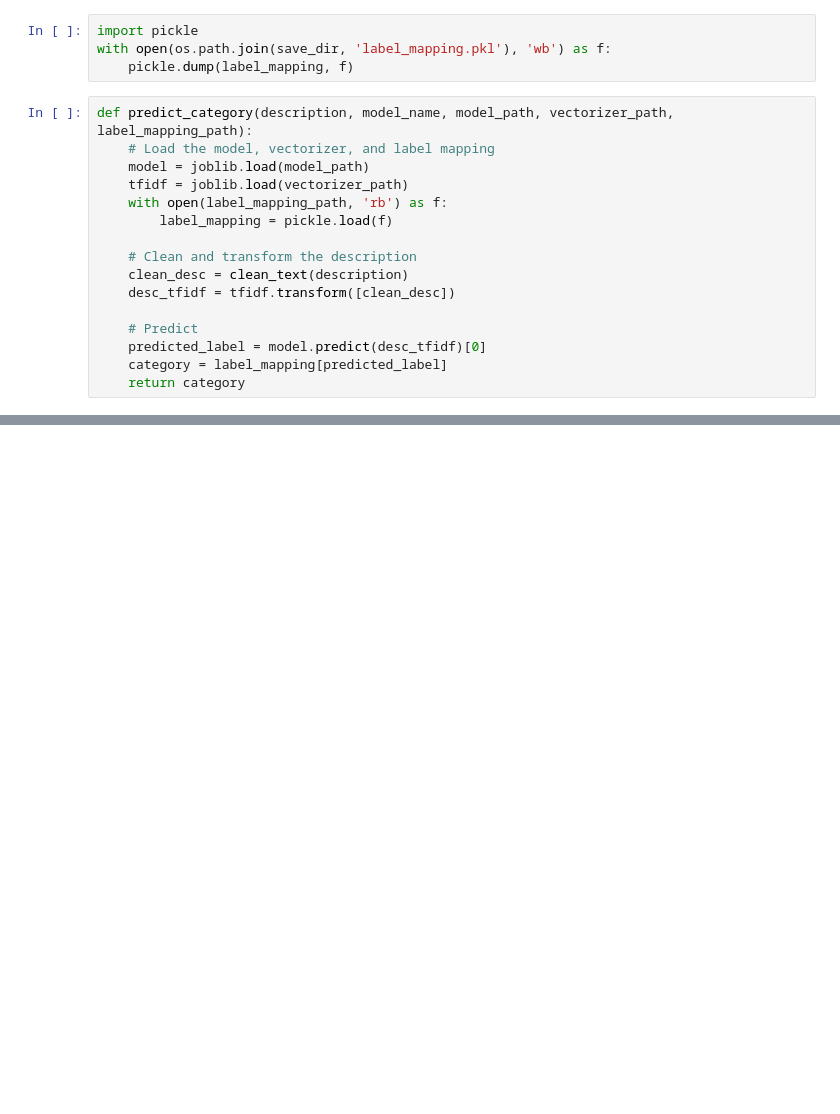
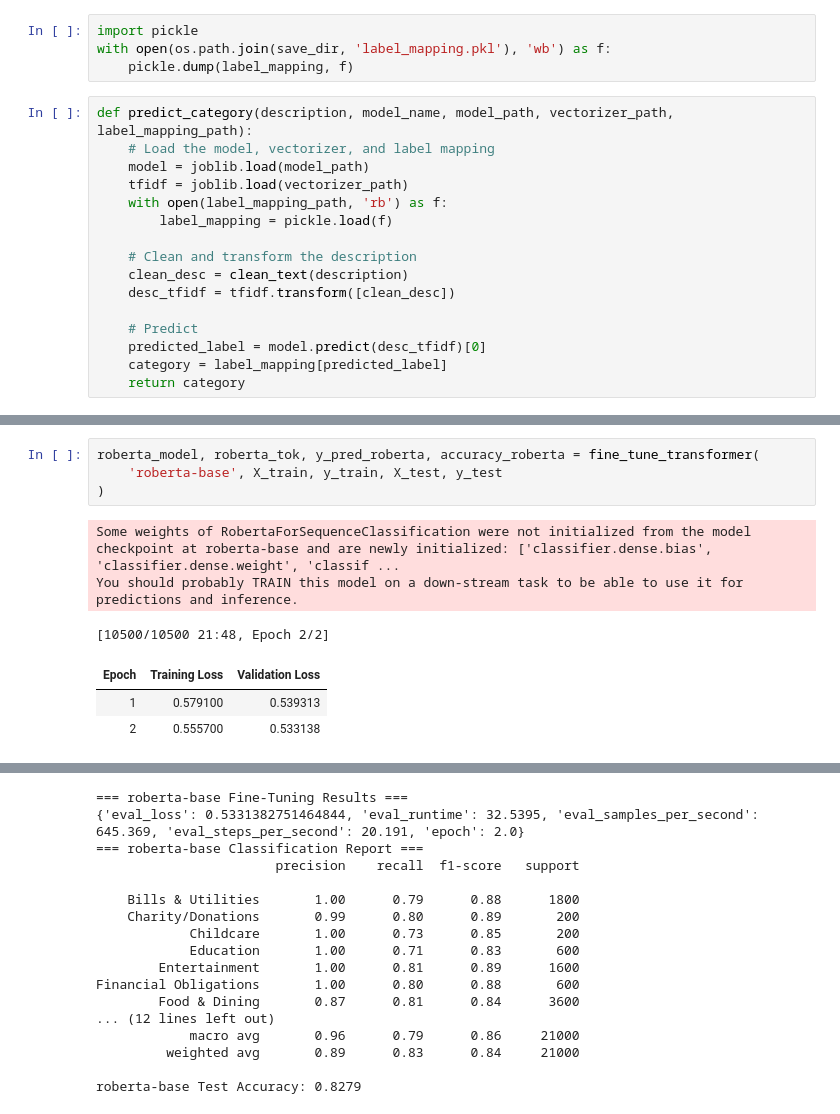
Before and after one commit to sathvik-ujwal/-AI-Powered-Personal-Expense-Categorization-, a Jupyter notebook: expense_categorization_pynb.ipynb, the cells around one changed output, grey strips where cells are left out. Saved outputs shown, nothing was run; the diff lists cells and outputs as text; blank space fills up the shorter version.

```diff
--- a/expense_categorization_pynb.ipynb
+++ b/expense_categorization_pynb.ipynb
@@ -241,0 +310,11 @@ def predict_category(description, model_name, model_path, vectorizer_path, label
+# %%
+roberta_model, roberta_tok, y_pred_roberta, accuracy_roberta = fine_tune_transformer(
+    'roberta-base', X_train, y_train, X_test, y_test
+)
+# %% [output]
+Some weights of RobertaForSequenceClassification were not initialized from the model checkpoint at roberta-base and are newly initialized: ['classifier.dense.bias', 'classifier.dense.weight', 'classif ...
+You should probably TRAIN this model on a down-stream task to be able to use it for predictions and inference.
+[10500/10500 21:48, Epoch 2/2]
+| Epoch | Training Loss | Validation Loss |
+| 1 | 0.579100 | 0.539313 |
+| 2 | 0.555700 | 0.533138 |
@@ -241,0 +322,17 @@ def predict_category(description, model_name, model_path, vectorizer_path, label
+=== roberta-base Fine-Tuning Results ===
+{'eval_loss': 0.5331382751464844, 'eval_runtime': 32.5395, 'eval_samples_per_second': 645.369, 'eval_steps_per_second': 20.191, 'epoch': 2.0}
+=== roberta-base Classification Report ===
+                       precision    recall  f1-score   support
+
+    Bills & Utilities       1.00      0.79      0.88      1800
+    Charity/Donations       0.99      0.80      0.89       200
+            Childcare       1.00      0.73      0.85       200
+            Education       1.00      0.71      0.83       600
+        Entertainment       1.00      0.81      0.89      1600
+Financial Obligations       1.00      0.80      0.88       600
+        Food & Dining       0.87      0.81      0.84      3600
+... (12 lines left out)
+            macro avg       0.96      0.79      0.86     21000
+         weighted avg       0.89      0.83      0.84     21000
+
+roberta-base Test Accuracy: 0.8279
```
Also changed, not shown: parts of 7 cells of this notebook.
